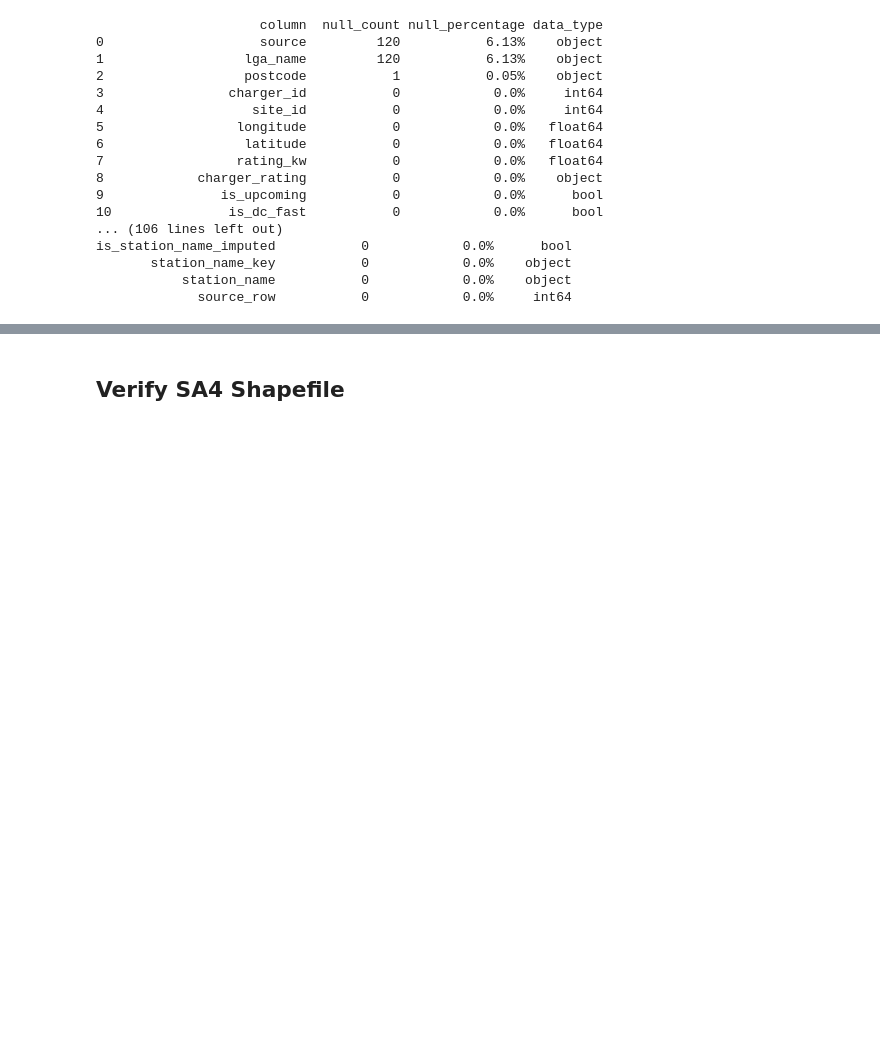
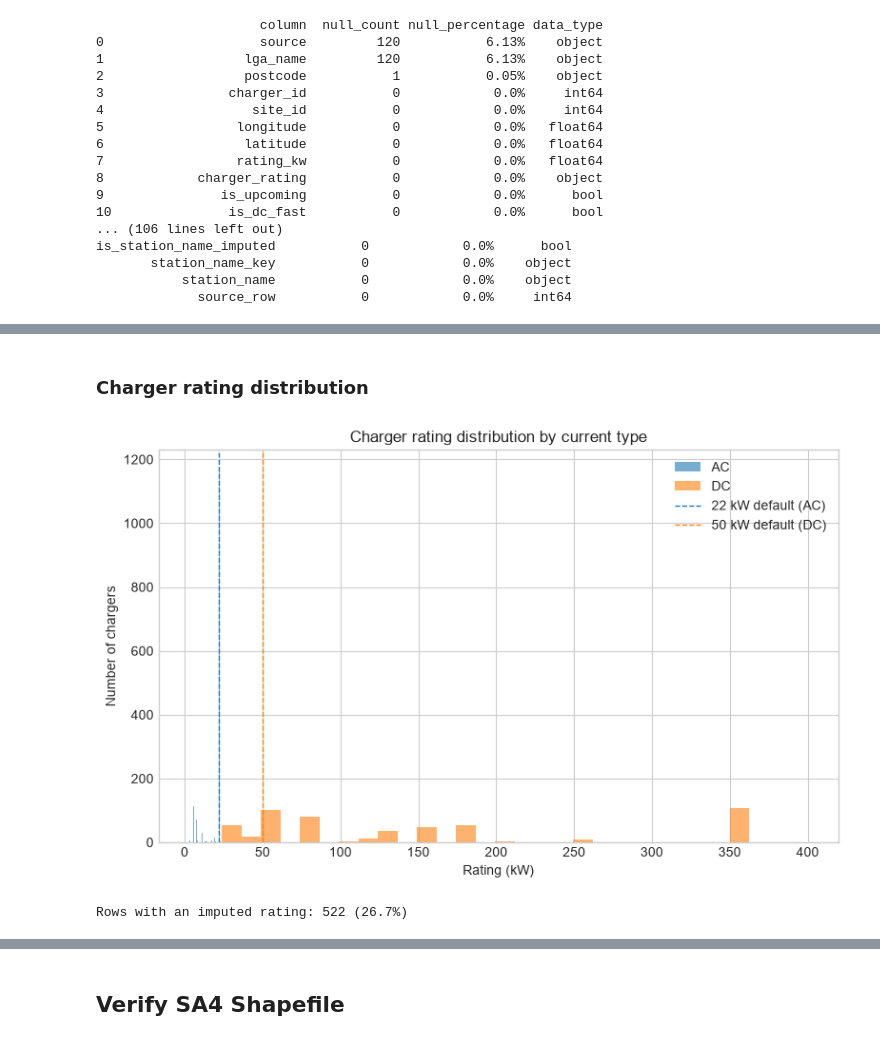
Before and after one commit to gadgil-atharva/charge-grid-nsw, a Jupyter notebook: notebooks/01_explore_data.ipynb, the cells around one changed output, grey strips where cells are left out. Cells and saved outputs as stored; diff of their text form; code cells hidden in the pictures; blank space fills up the shorter version.

```diff
--- a/notebooks/01_explore_data.ipynb
+++ b/notebooks/01_explore_data.ipynb
@@ -652,0 +709,20 @@ is_station_name_imputed           0            0.0%      bool
+# %% [markdown]
+### Charger rating distribution
+# %%
+fig, ax = plt.subplots(figsize=(8, 5))
+for t, c in [("AC", "tab:blue"), ("DC", "tab:orange")]:
+    sub = df_clean.loc[df_clean["current_type"] == t, "rating_kw"]
+    ax.hist(sub, bins=30, alpha=0.6, label=t, color=c)
+ax.axvline(22, color="tab:blue", linestyle="--", linewidth=1, label="22 kW default (AC)")
+ax.axvline(50, color="tab:orange", linestyle="--", linewidth=1, label="50 kW default (DC)")
+ax.set_xlabel("Rating (kW)")
+ax.set_ylabel("Number of chargers")
+ax.set_title("Charger rating distribution by current type")
+ax.legend()
+plt.tight_layout()
+plt.show()
+
+print(f"Rows with an imputed rating: {stats['rating_kw_imputed']} ({stats['rating_kw_imputed'] / stats['clean_rows'] * 100:.1f}%)")
+# %% [output]
+[figure, added]
+Rows with an imputed rating: 522 (26.7%)
```
Also changed, not shown: parts of 18 cells of this notebook, 2 other files.
